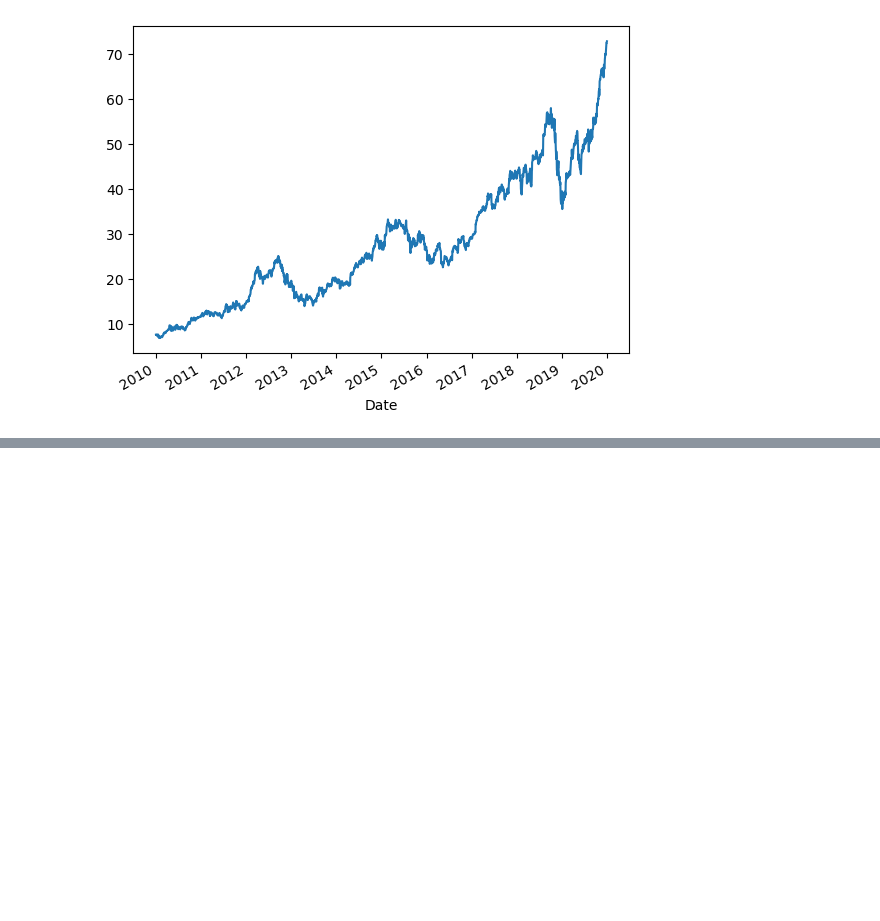
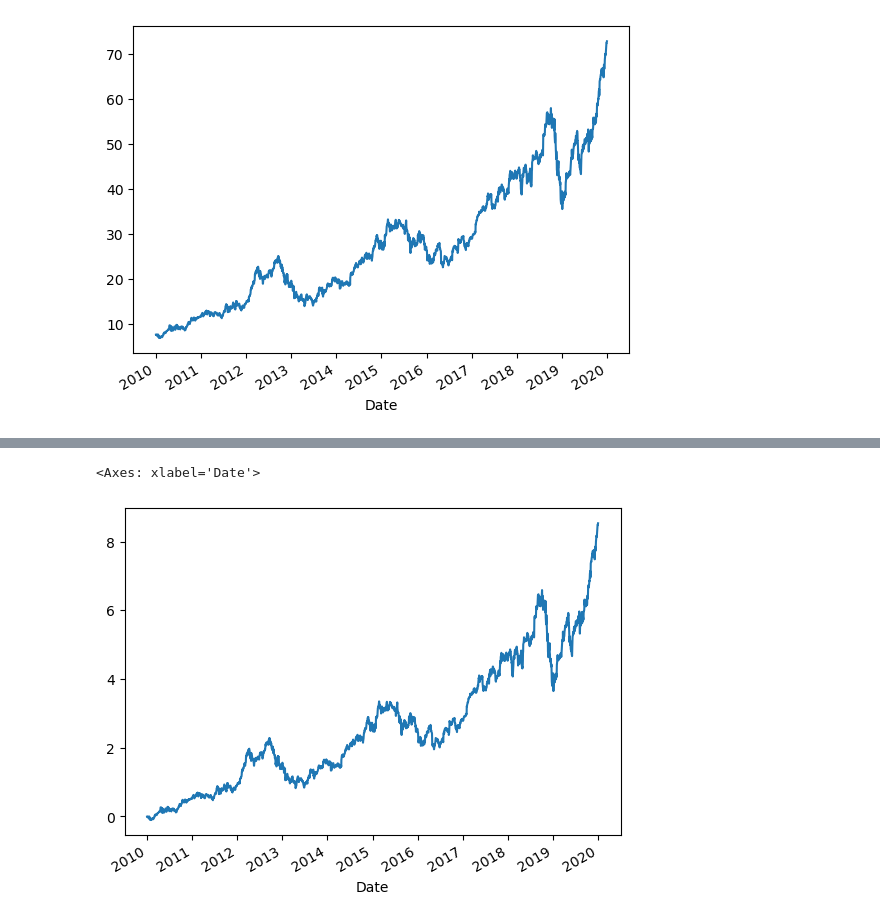
Before and after one commit to johnzea/LinkedInPythonFinance, a Jupyter notebook: Loading Data and Visualizations.ipynb, the cells around one changed output, grey strips where cells are left out. Drawn from its saved outputs; the diff is of its cells as text; code cells hidden in the pictures; blank space fills up the shorter version.

```diff
--- a/Loading Data and Visualizations.ipynb
+++ b/Loading Data and Visualizations.ipynb
@@ -469,0 +523,16 @@ Goal:
+# %%
+# create a function for calulating
+def calc_cum_returns(df, col):
+    ser = df[col]
+    return (ser
+            .sub(ser[0])
+            .div(ser[0])
+           )
+
+(aapl
+ .pipe(calc_cum_returns, 'Close')
+ .plot()
+)
+# %% [output]
+<Axes: xlabel='Date'>
+[figure, added]
```
Also changed, not shown: parts of 50 cells of this notebook, 1 other file.
